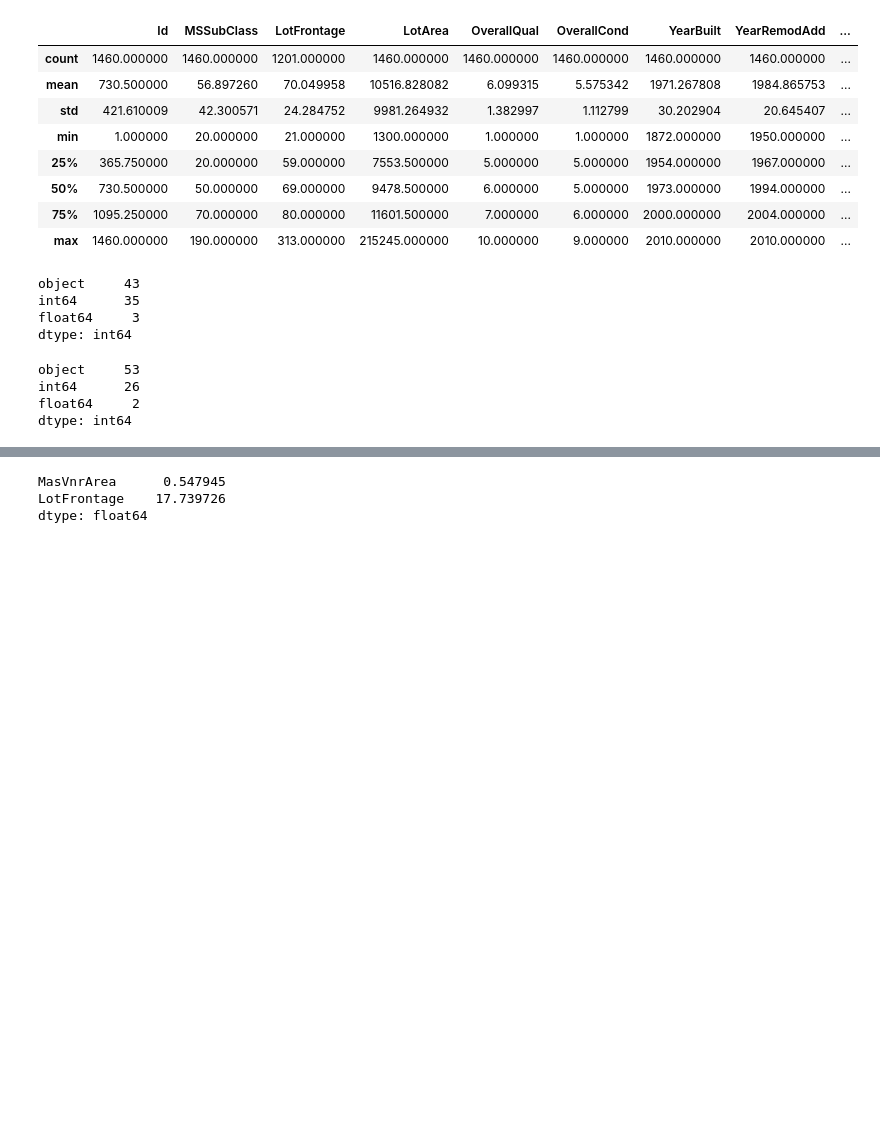
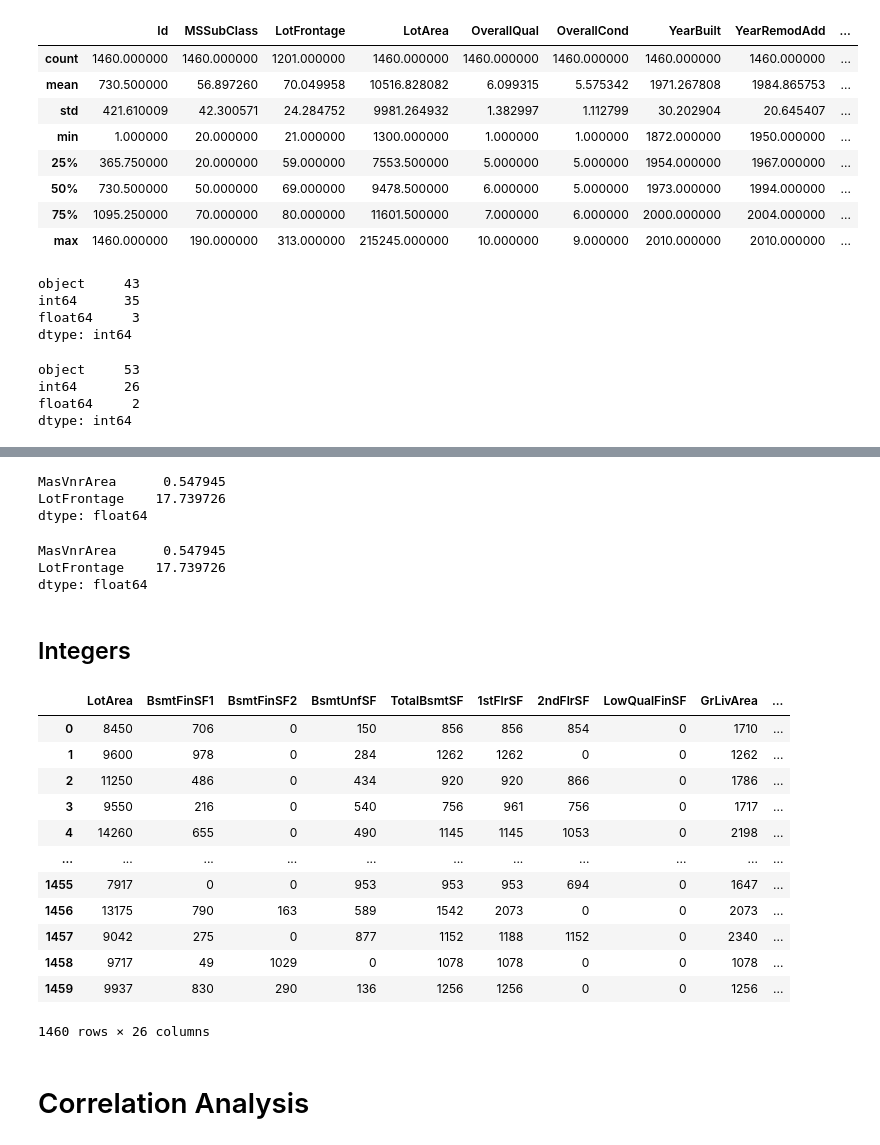
Before and after one commit to yasinfahmy/Real-Estate-Price, a Jupyter notebook: Data_Exploration.ipynb, the cells around one changed output, grey strips where cells are left out. Cells and saved outputs as stored; diff of their text form; code cells hidden in the pictures; blank space fills up the shorter version.

```diff
--- a/Data_Exploration.ipynb
+++ b/Data_Exploration.ipynb
@@ -73 +138,10 @@ cleaned_dataset.isnull().sum()
+# %%
+# % of NAs within each column of the original data set
+missing_count = original_dataset.isnull().sum()/len(original_dataset)*100
+missing_count = missing_count[missing_count > 0]
+missing_count.sort_values()
+# %% [output]
+MasVnrArea      0.547945
+LotFrontage    17.739726
+dtype: float64
 # %%
@@ -81,6 +153,26 @@ missing_count.sort_values()
 MasVnrArea      0.547945
 LotFrontage    17.739726
 dtype: float64
+# %% [markdown]
+## Integers
+# %%
+cleaned_dataset.select_dtypes(include='int64')
+# %% [output]
+|  | LotArea | BsmtFinSF1 | BsmtFinSF2 | BsmtUnfSF | TotalBsmtSF | 1stFlrSF | 2ndFlrSF | LowQualFinSF | GrLivArea | ... |
+| 0 | 8450 | 706 | 0 | 150 | 856 | 856 | 854 | 0 | 1710 | ... |
+| 1 | 9600 | 978 | 0 | 284 | 1262 | 1262 | 0 | 0 | 1262 | ... |
+| 2 | 11250 | 486 | 0 | 434 | 920 | 920 | 866 | 0 | 1786 | ... |
+| 3 | 9550 | 216 | 0 | 540 | 756 | 961 | 756 | 0 | 1717 | ... |
+| 4 | 14260 | 655 | 0 | 490 | 1145 | 1145 | 1053 | 0 | 2198 | ... |
+| ... | ... | ... | ... | ... | ... | ... | ... | ... | ... | ... |
+| 1455 | 7917 | 0 | 0 | 953 | 953 | 953 | 694 | 0 | 1647 | ... |
+| 1456 | 13175 | 790 | 163 | 589 | 1542 | 2073 | 0 | 0 | 2073 | ... |
+| 1457 | 9042 | 275 | 0 | 877 | 1152 | 1188 | 1152 | 0 | 2340 | ... |
+| 1458 | 9717 | 49 | 1029 | 0 | 1078 | 1078 | 0 | 0 | 1078 | ... |
+| 1459 | 9937 | 830 | 290 | 136 | 1256 | 1256 | 0 | 0 | 1256 | ... |
+1460 rows × 26 columns
+# %% [markdown]
+# Correlation Analysis
 # %%
 # check correlations
 type(cleaned_dataset.corr())
```
Also changed, not shown: parts of 17 cells of this notebook.
